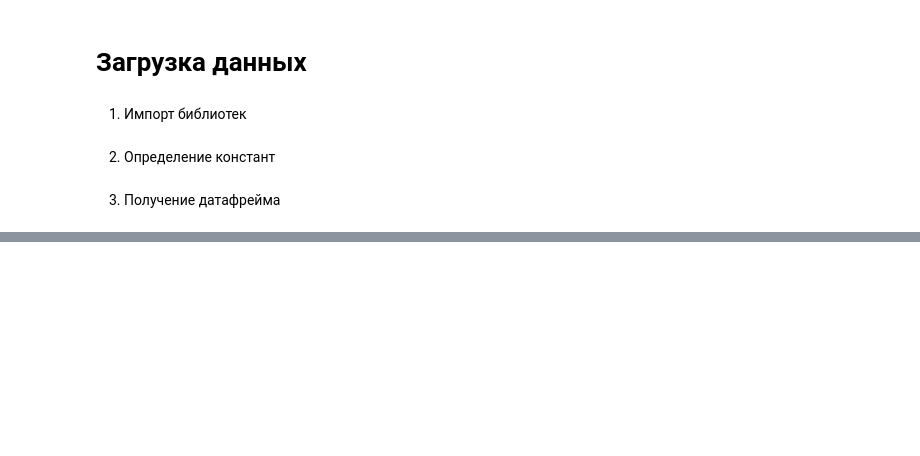
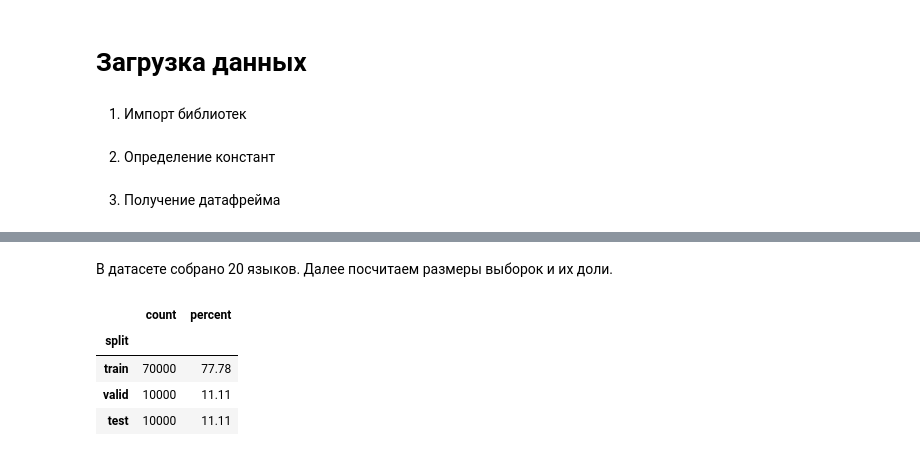
Before and after one commit to glitch-prog/lang-id, a Jupyter notebook: notebooks/01_eda.ipynb, the cells around one changed output, grey strips where cells are left out. Saved outputs shown, nothing was run; the diff lists cells and outputs as text; code cells hidden in the pictures; blank space fills up the shorter version.

```diff
--- a/notebooks/01_eda.ipynb
+++ b/notebooks/01_eda.ipynb
@@ -31,0 +82,19 @@ df = pd.concat(
+# %% [markdown]
+В датасете собрано 20 языков. Далее посчитаем размеры выборок и их доли.
+# %%
+split_summary = (
+  df["split"]
+  .value_counts()
+  .reindex(["train", "valid", "test"])
+  .to_frame(name="count")
+)
+
+split_summary["percent"] = (split_summary["count"] / len(df) * 100).round(2)
+
+display(split_summary)
+# %% [output]
+|  | count | percent |
+| split |  |  |
+| train | 70000 | 77.78 |
+| valid | 10000 | 11.11 |
+| test | 10000 | 11.11 |
```
Also changed, not shown: parts of 15 cells of this notebook, 2 other files.
